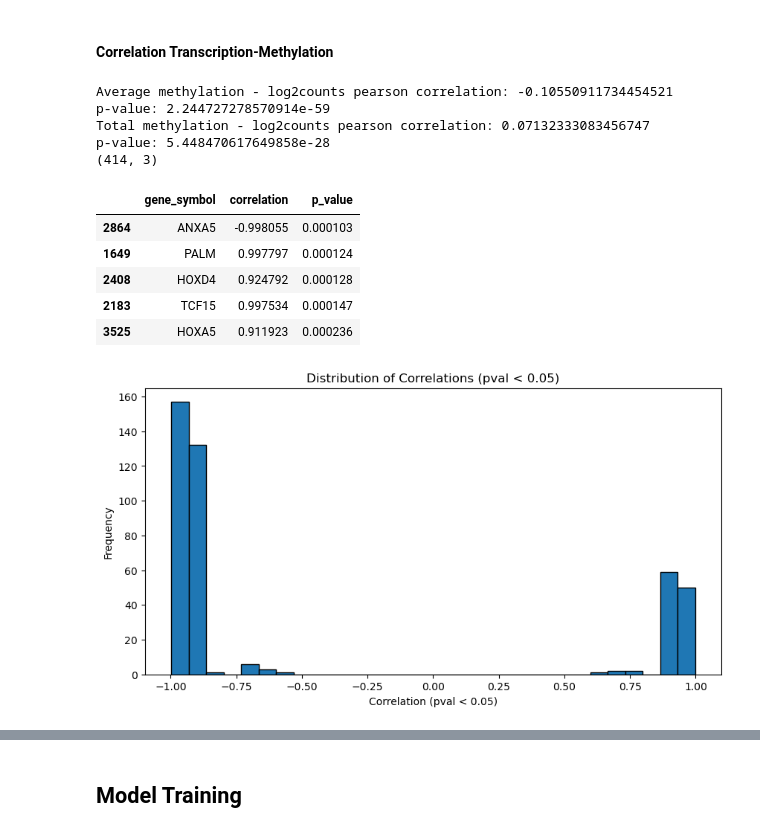
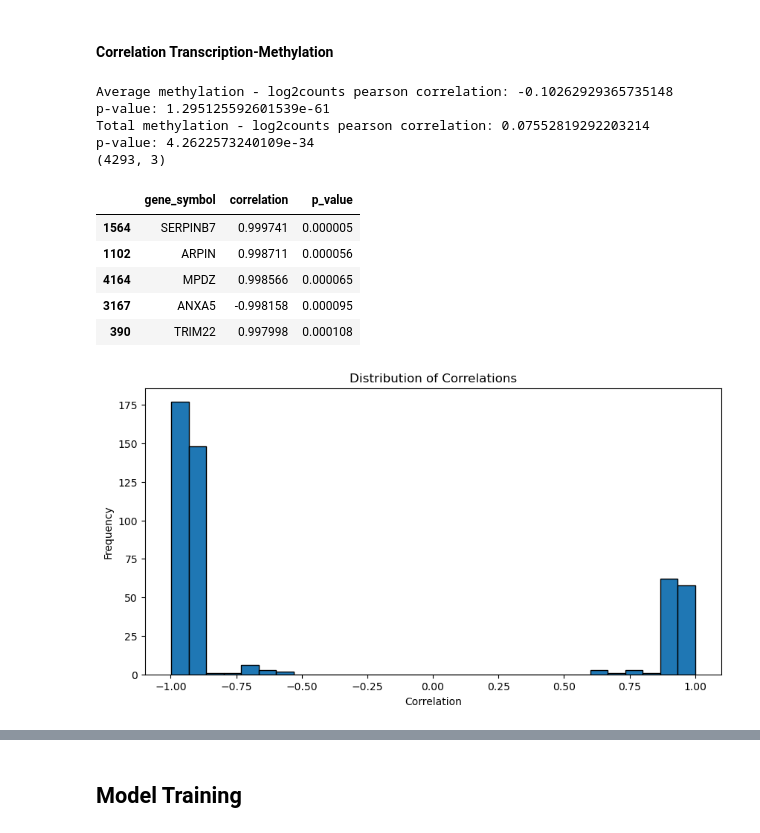
Before and after one commit to Lucmeister55/lvisser, a Jupyter notebook: segment_pm.ipynb, the cells around one changed output, grey strips where cells are left out. Drawn from its saved outputs; the diff is of its cells as text; code cells hidden in the pictures.

```diff
--- a/segment_pm.ipynb
+++ b/segment_pm.ipynb
@@ -276,13 +228,20 @@ def tm_pcc(meth_seg, metadata, DEG_full, pcc_file):
     correlations = []
     for gene in tm_df['gene_symbol'].unique():
         df_gene = tm_df[tm_df['gene_symbol'] == gene]
-        correlation, p_value = pearsonr(df_gene['avg_methylation'], df_gene['log2_counts'])
+        if df_gene['avg_methylation'].nunique() > 1 and df_gene['log2_counts'].nunique() > 1:
+            correlation, p_value = pearsonr(df_gene['avg_methylation'], df_gene['log2_counts'])
+        else:
+            correlation, p_value = np.nan, np.nan
         correlations.append((gene, correlation, p_value))
 
     # Convert to DataFrame and sort by correlation
     correlations_df = pd.DataFrame(correlations, columns=['gene_symbol', 'correlation', 'p_value'])
+
+    # Correct p-values for multiple comparisons
+    # reject, pvals_corrected, _, _ = multipletests(correlations_df['p_value'], method='fdr_bh')
+    # correlations_df['p_value_corrected'] = pvals_corrected
+
     correlations_df = correlations_df.sort_values('p_value', ascending=True).dropna()
-    correlations_df = correlations_df[correlations_df["p_value"] < 0.05]
 
     # Save to file
     correlations_df.to_csv(pcc_file, index=False)
@@ -292,7 +251,7 @@ def tm_pcc(meth_seg, metadata, DEG_full, pcc_file):
 def plot_correlation_distribution(correlations_df):
     plt.figure(figsize=(10, 5))
     plt.hist(correlations_df['correlation'], bins=30, edgecolor='black')
-    plt.xlabel('Correlation (pval < 0.05)')
+    plt.xlabel('Correlation')
     plt.ylabel('Frequency')
-    plt.title('Distribution of Correlations (pval < 0.05)')
+    plt.title('Distribution of Correlations')
     plt.show()
@@ -560,7 +589,7 @@ whitelist.head()
 # %% [markdown]
 #### DE Genes
 # %%
-DEG_full = pd.read_csv("/data/lvisser/DE_genes/DE_results_human_RvsS_full.csv")
+DEG_full = pd.read_csv("/data/lvisser/DE_genes/DE_results_human_Group_R_S_full.csv")
 DEG_full = DEG_full[DEG_full["padj"] < 0.05]
 DEG_full = DEG_full.rename(columns = {DEG_full.columns[0]: "Gene", "name": "gene_symbol"}).reset_index(drop = True).sort_values("gene_symbol")
 print(DEG_full.shape)
@@ -1091,19 +1098,19 @@ correlations_promotors_df = tm_pcc(meth_seg_promotors, metadata, DEG_full, "/dat
 print(correlations_promotors_df.shape)
 correlations_promotors_df.head()
 # %% [output]
-Average methylation - log2counts pearson correlation: -0.10550911734454521
-p-value: 2.244727278570914e-59
-Total methylation - log2counts pearson correlation: 0.07132333083456747
-p-value: 5.448470617649858e-28
-(414, 3)
+Average methylation - log2counts pearson correlation: -0.10262929365735148
+p-value: 1.295125592601539e-61
+Total methylation - log2counts pearson correlation: 0.07552819292203214
+p-value: 4.2622573240109e-34
+(4293, 3)
 |  | gene_symbol | correlation | p_value |
-| 2864 | ANXA5 | -0.998055 | 0.000103 |
-| 1649 | PALM | 0.997797 | 0.000124 |
-| 2408 | HOXD4 | 0.924792 | 0.000128 |
-| 2183 | TCF15 | 0.997534 | 0.000147 |
-| 3525 | HOXA5 | 0.911923 | 0.000236 |
+| 1564 | SERPINB7 | 0.999741 | 0.000005 |
+| 1102 | ARPIN | 0.998711 | 0.000056 |
+| 4164 | MPDZ | 0.998566 | 0.000065 |
+| 3167 | ANXA5 | -0.998158 | 0.000095 |
+| 390 | TRIM22 | 0.997998 | 0.000108 |
 # %%
 # Call the function with your correlations DataFrame
-plot_correlation_distribution(correlations_promotors_df)
+plot_correlation_distribution(correlations_promotors_df[correlations_promotors_df["p_value"] < 0.05])
 # %% [output]
-[figure, old version]
+[figure, new version]
```
Also changed, not shown: parts of 115 cells of this notebook, 8 other files.
